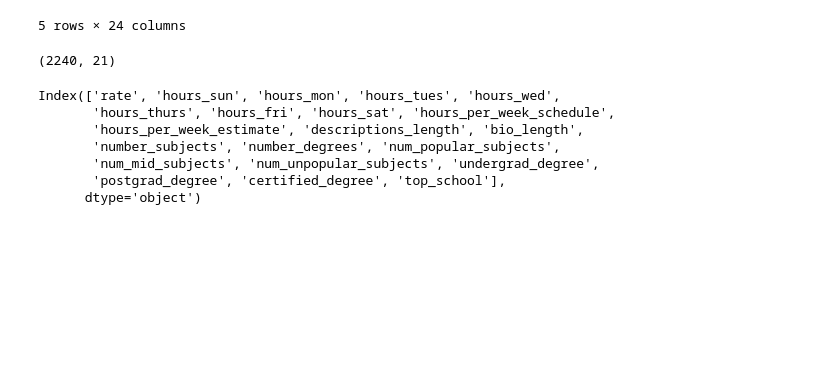
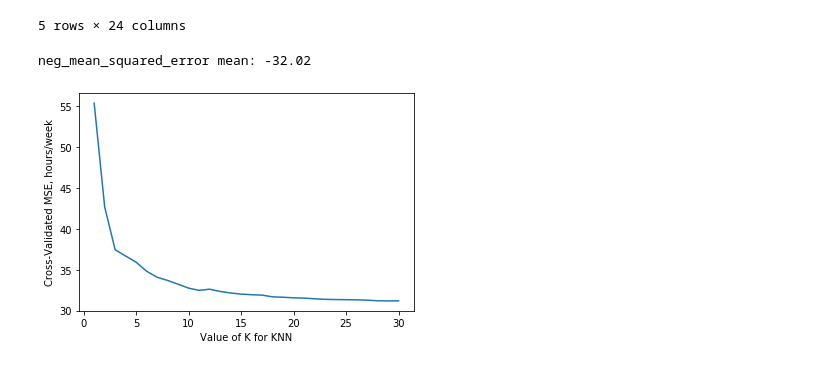
Before and after one commit to vijayoct27/tutor_prediction, a Jupyter notebook: tutor_eda.ipynb, the cells around one changed output. Cells and saved outputs as stored; diff of their text form; code cells hidden in the pictures; blank space fills up the shorter version.

```diff
--- a/tutor_eda.ipynb
+++ b/tutor_eda.ipynb
@@ -150,18 +155,8 @@ for e in df_eng['edu']:
 df_eng['top_school'] = np.array(top_school)
 # %%
 cols_to_drop = ['descriptions', 'bio', 'subjects_list', 'subjects_emph_list', 'edu', 'bg_check_date', 'earliest_review_date']
-df_drop = df_eng.drop(columns=cols_to_drop)
+df_eda = df_eng.drop(columns=cols_to_drop)
-# %%
-df_drop.drop_duplicates().shape
-# %% [output]
-(2240, 21)
-# %%
-df_drop.columns
-# %% [output]
-Index(['rate', 'hours_sun', 'hours_mon', 'hours_tues', 'hours_wed',
-       'hours_thurs', 'hours_fri', 'hours_sat', 'hours_per_week_schedule',
-       'hours_per_week_estimate', 'descriptions_length', 'bio_length',
-       'number_subjects', 'number_degrees', 'num_popular_subjects',
-       'num_mid_subjects', 'num_unpopular_subjects', 'undergrad_degree',
-       'postgrad_degree', 'certified_degree', 'top_school'],
-      dtype='object')
+# %%
+target = ['hours_per_week_estimate']
+X = df_eda.drop(columns=target)
+y = df_eda[target]
@@ -167,0 +167,18 @@ Index(['rate', 'hours_sun', 'hours_mon', 'hours_tues', 'hours_wed',
+# %%
+knn = KNeighborsRegressor(weights='distance', n_neighbors = 15)
+scores = score_CV(knn, X, y, 'neg_mean_squared_error')
+# %% [output]
+neg_mean_squared_error mean: -32.02
+# %%
+k_range = range(1, 31)
+k_scores = []
+for k in k_range:
+    knn = KNeighborsRegressor(n_neighbors=k, weights='distance')
+    loss = abs(cross_val_score(knn, X, y, cv=5, scoring='neg_mean_squared_error'))
+    k_scores.append(loss.mean())
+plt.plot(k_range, k_scores)
+plt.xlabel('Value of K for KNN')
+plt.ylabel('Cross-Validated MSE, hours/week')
+plt.show()
+# %% [output]
+[figure, added]
```
Also changed, not shown: parts of 5 cells of this notebook.
